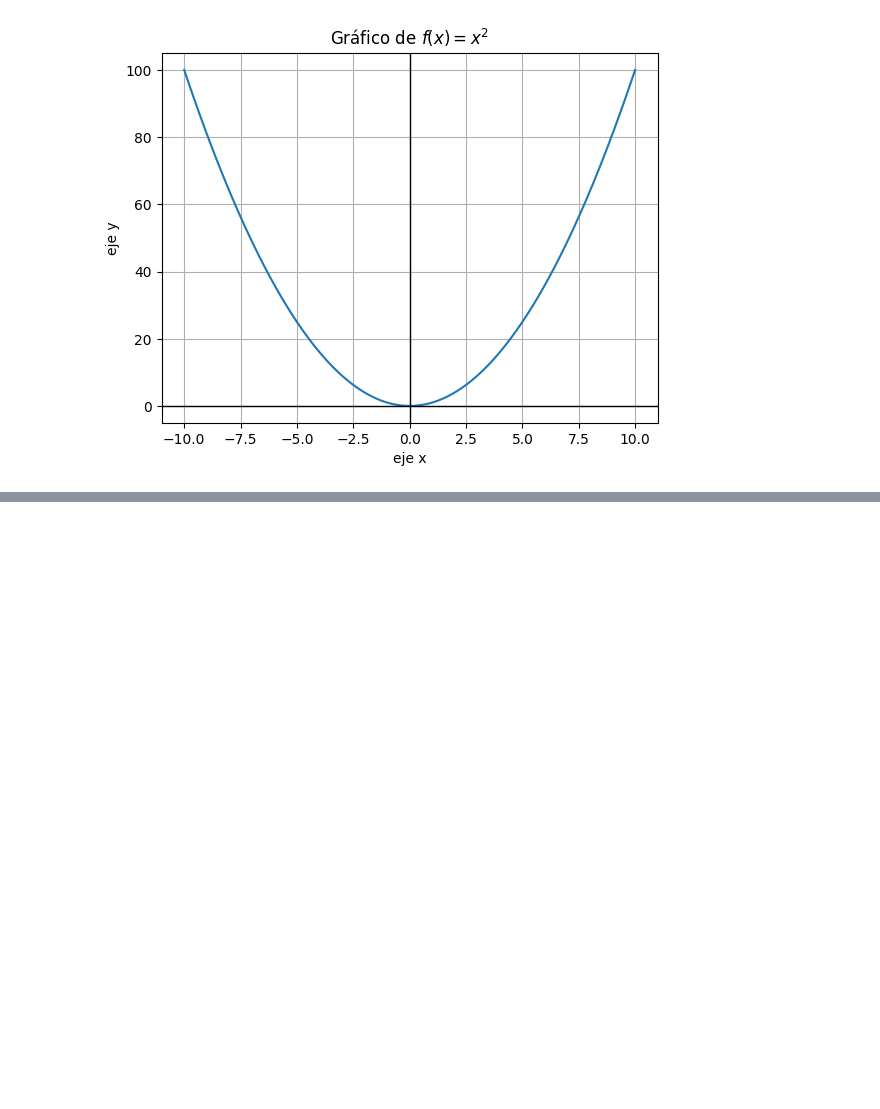
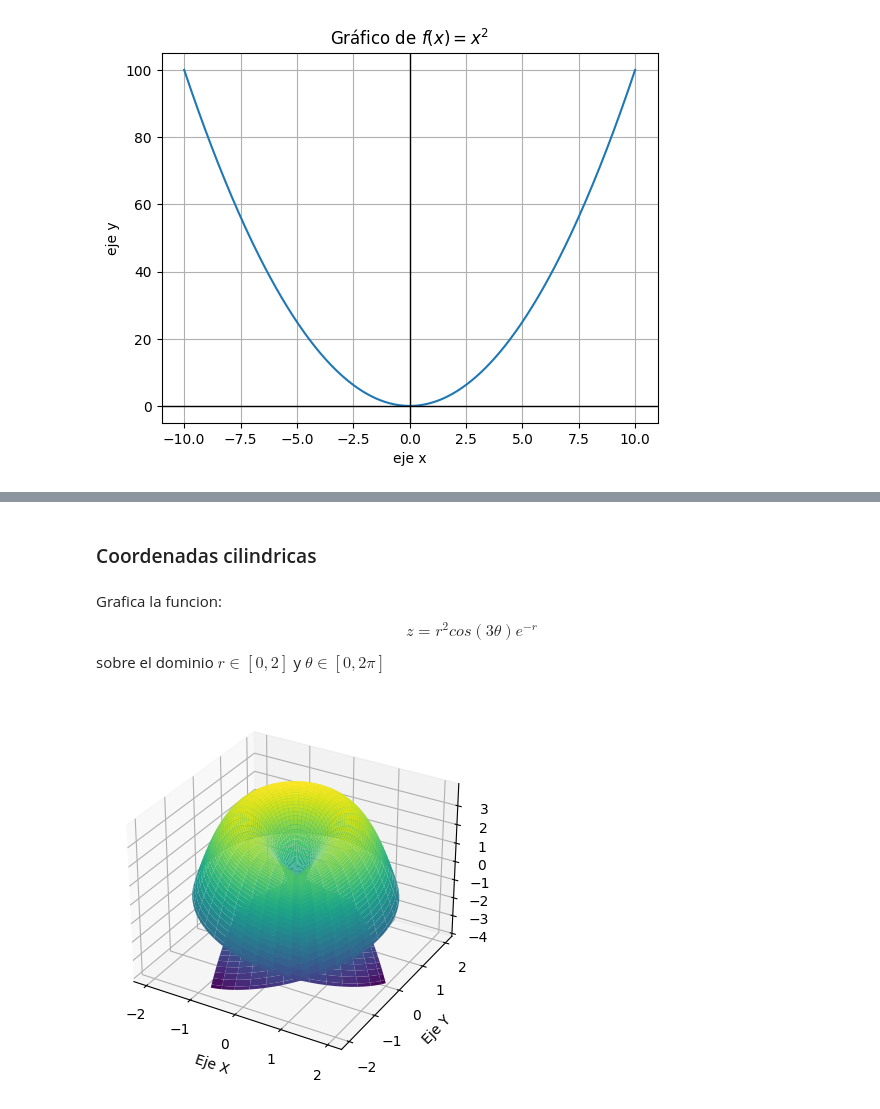
Before and after one commit to K3nnyZY/DISCRETE-STRUCTURES, a Jupyter notebook: Graficas.ipynb, the cells around one changed output, grey strips where cells are left out. Saved outputs shown, nothing was run; the diff lists cells and outputs as text; code cells hidden in the pictures; blank space fills up the shorter version.

```diff
--- a/Graficas.ipynb
+++ b/Graficas.ipynb
@@ -98,0 +133,34 @@ plt.show()
+# %% [markdown]
+### Coordenadas cilindricas
+# %% [markdown]
+Grafica la funcion:
+$$z = r^2 cos(3\theta)e^{-r}$$
+sobre el dominio $r \in [0,2]$ y $\theta \in [0,2\pi]$
+# %%
+# Paso 1: Definir el dominio
+r = np.linspace(0, 2, 100)
+theta = np.linspace(-2, 2*np.pi, 100)
+
+# Paso 2: Crear la malla, producto cartesiano
+R, Theta = np.meshgrid(r, theta)
+
+# Paso 3: Evaluar la función
+X = R * np.cos(Theta)
+Y = R * np.sin(Theta)
+
+z = r**2 * np.cos(3*theta) * np.exp(-r)
+
+# Paso 4: Graficar
+fig = plt.figure()
+ax = fig.add_subplot(111, projection='3d')
+ax.plot_surface(X, Y, Z, cmap='viridis')
+
+# Añadimos etiquetas y título para mayor claridad
+ax.set_xlabel('Eje X')
+ax.set_ylabel('Eje Y')
+ax.set_zlabel('Eje Z')
+
+# Mostramos la gráfica
+plt.show()
+# %% [output]
+[figure, added]
```
Also changed, not shown: parts of 6 cells of this notebook.
